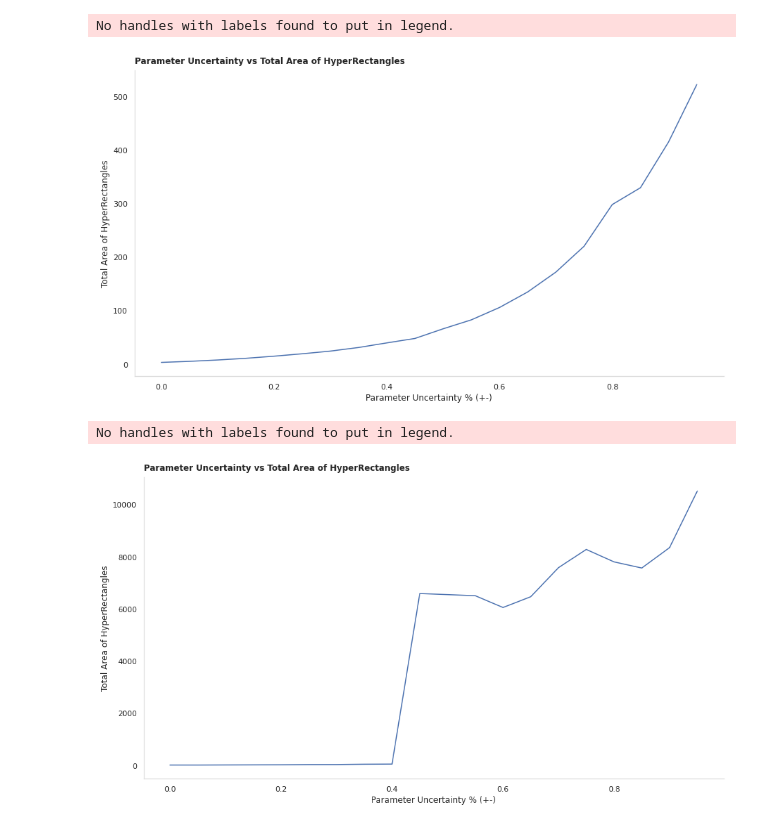
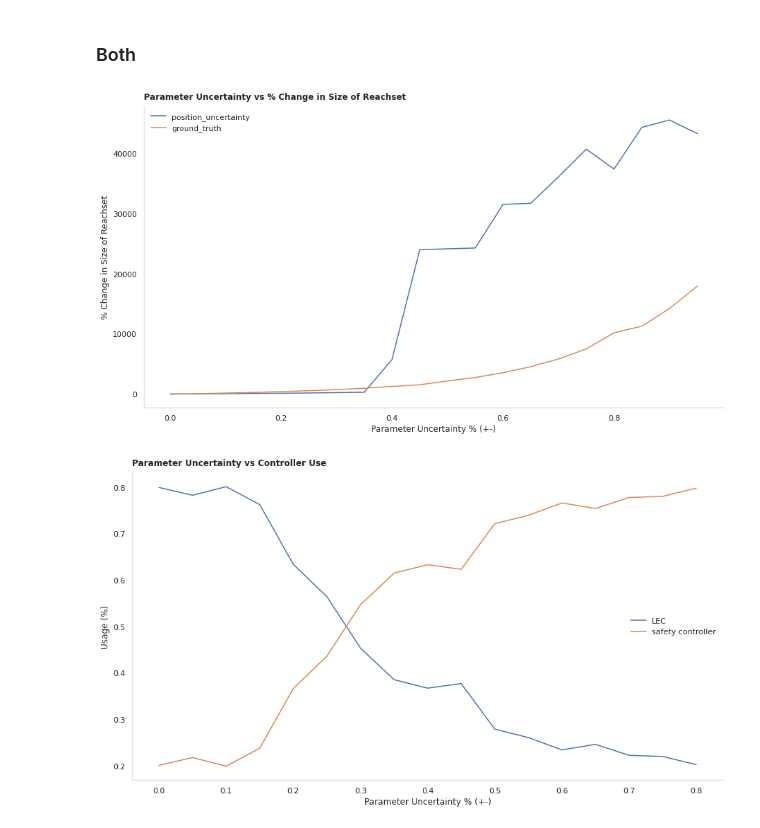
Before and after one commit to pmusau17/Platooning-F1Tenth, a Jupyter notebook: src/rtreach/logs/uncertainty_experiments/UncertaintyExperiments.ipynb, the cells around one changed output. Cells and saved outputs as stored; diff of their text form; code cells hidden in the pictures.

Commit message:
uncertainty plots for paper

```diff
--- a/src/rtreach/logs/uncertainty_experiments/UncertaintyExperiments.ipynb
+++ b/src/rtreach/logs/uncertainty_experiments/UncertaintyExperiments.ipynb
@@ -56,5 +56,6 @@ dfs.groupby(['mode','parameter_uncertainty']).median()
 # %%
 median_res = dfs.groupby(['mode','parameter_uncertainty']).median().reset_index()
 median_gt = median_res[median_res['mode'] == 'ground_truth']
+median_gt['percent_change_in_size_of_reachset'] = round((median_gt['area'] - median_gt.iloc[0]['area'])/median_gt.iloc[0]['area'] * 100,2)
 median_pu = median_res[median_res['mode'] == 'particle_uncertainty_truth']
-median_gt
+median_pu['percent_change_in_size_of_reachset'] = round((median_pu['area'] - median_pu.iloc[0]['area'])/median_pu.iloc[0]['area'] * 100,2)
@@ -132,28 +117,33 @@ median_gt
+# %% [markdown]
+### Both
 # %%
+var1 = 'percent_change_in_size_of_reachset'
+
+
 plt.figure(figsize=(15,8))
-ax = sns.lineplot(data=median_gt, x="parameter_uncertainty",y="area")
+ax = sns.lineplot(data=median_pu, x="parameter_uncertainty",y=var1,label="position_uncertainty")
+ax = sns.lineplot(data=median_gt, x="parameter_uncertainty",y=var1,label="ground_truth")
 ax.spines['bottom'].set_color('#dddddd')
 ax.spines['left'].set_color('#dddddd')
 sns.despine(left=False, bottom=False, right=True)
 _= plt.legend(loc='upper left',frameon=False)
 
-_= plt.ylabel("Total Area of HyperRectangles")
+_= plt.ylabel("% Change in Size of Reachset")
 _= plt.xlabel('Parameter Uncertainty % (+-)')
-_= plt.title("Parameter Uncertainty vs Total Area of HyperRectangles",loc='left',pad=10.0,fontweight="bold")
+_= plt.title("Parameter Uncertainty vs % Change in Size of Reachset",loc='left',pad=10.0,fontweight="bold")
 # %% [output]
-No handles with labels found to put in legend.
-[figure, old version]
+[figure, new version]
 # %%
 plt.figure(figsize=(15,8))
-ax = sns.lineplot(data=median_pu, x="parameter_uncertainty",y="area")
+ax = sns.lineplot(data=median_gt[median_gt['parameter_uncertainty']<0.85], x="parameter_uncertainty",y="time_taken_lec", label='LEC')
+ax = sns.lineplot(data=median_gt[median_gt['parameter_uncertainty']<0.85], x="parameter_uncertainty",y="time_taken_safety_controller",label='safety controller')
 ax.spines['bottom'].set_color('#dddddd')
 ax.spines['left'].set_color('#dddddd')
 sns.despine(left=False, bottom=False, right=True)
-_= plt.legend(loc='upper left',frameon=False)
+_= plt.legend(loc='best',frameon=False)
 
-_= plt.ylabel("Total Area of HyperRectangles")
+_= plt.ylabel("Usage (%)")
 _= plt.xlabel('Parameter Uncertainty % (+-)')
-_= plt.title("Parameter Uncertainty vs Total Area of HyperRectangles",loc='left',pad=10.0,fontweight="bold")
+_= plt.title("Parameter Uncertainty vs Controller Use",loc='left',pad=10.0,fontweight="bold")
 # %% [output]
-No handles with labels found to put in legend.
-[figure, old version]
+[figure, new version]
```
Also changed, not shown: parts of 12 cells of this notebook.
